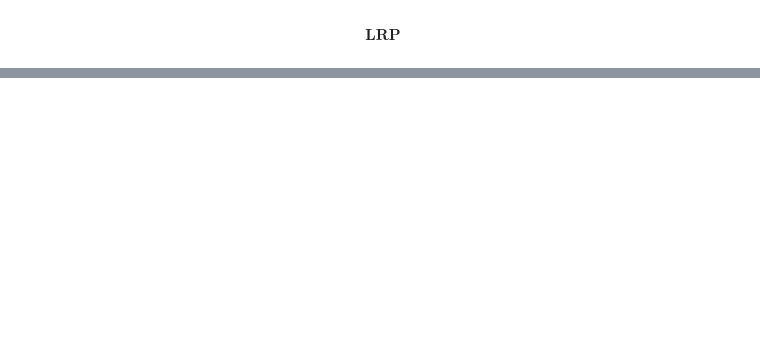
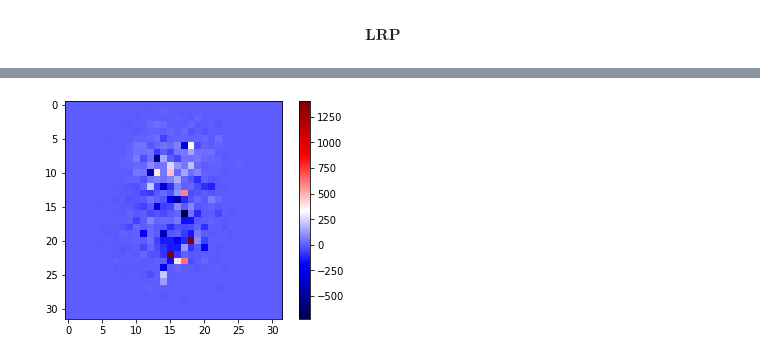
Before and after one commit to mdmorris/CNNsimple, a Jupyter notebook: CNN_sparse_classifier.ipynb, the cells around one changed output, grey strips where cells are left out. Cells and saved outputs as stored; diff of their text form; code cells hidden in the pictures; blank space fills up the shorter version.

```diff
--- a/CNN_sparse_classifier.ipynb
+++ b/CNN_sparse_classifier.ipynb
@@ -245,0 +266,19 @@ plt.show()
+# %%
+#fix - change to predicted labels
+#plot output signal and background
+sig_analysis = np.zeros_like(analysis)
+bkg_analysis = np.zeros_like(analysis)
+for i in range(len(trainimages)):
+    display = trainimages[i].reshape(1,grid,grid,1)
+    analysis = lrp_analyzer1.analyze(display)
+    if trainlabels[i] == 1:
+        sig_analysis += analysis
+    else:
+        bkg_analysis += analysis
+
+# Displaying the signal result
+plt.imshow(sig_analysis.squeeze(), cmap='seismic', interpolation='nearest')
+plt.colorbar()
+plt.show()
+# %% [output]
+[figure, added]
```
Also changed, not shown: parts of 13 cells of this notebook.
